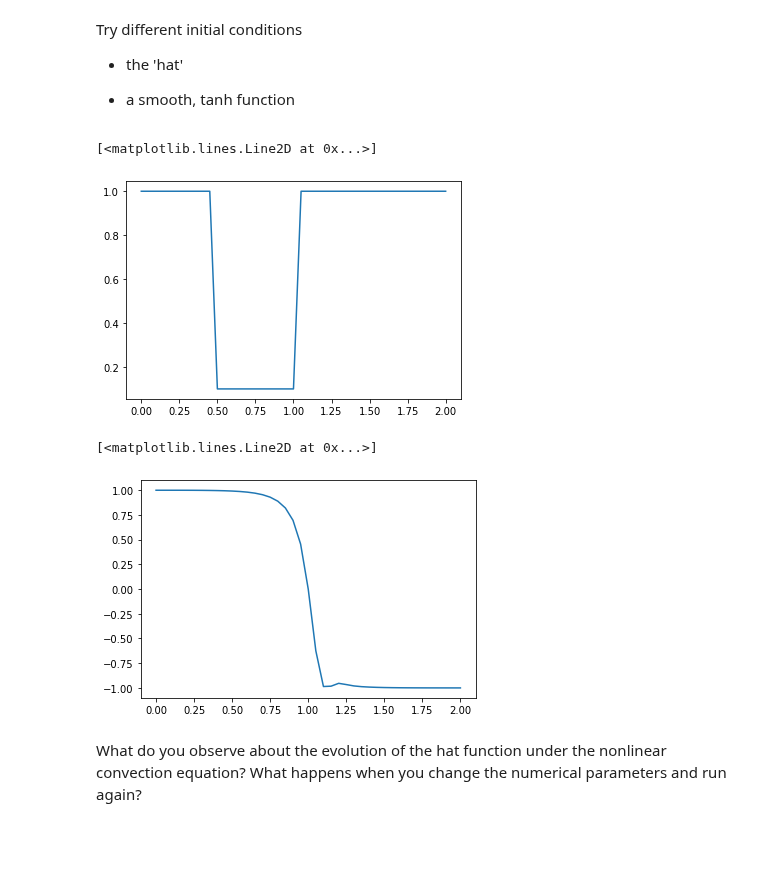
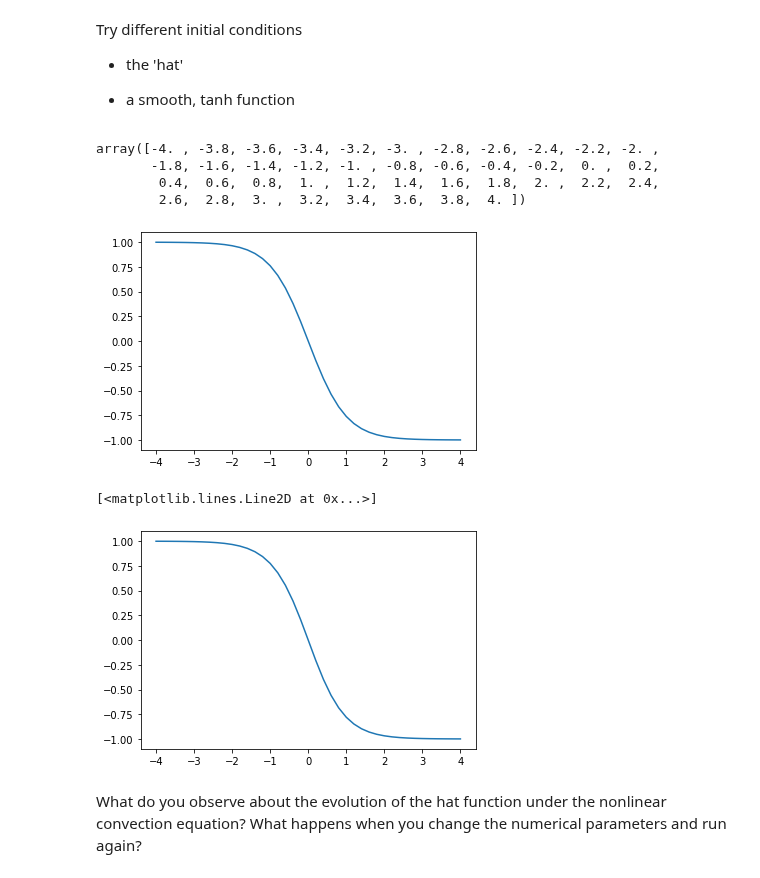
Before and after one commit to barbagroup/CFDPython, a Jupyter notebook: lessons/02_Step_2.ipynb, the cells around one changed output. Cells and saved outputs as stored; diff of their text form; code cells hidden in the pictures; blank space fills up the shorter version.

```diff
--- a/lessons/02_Step_2.ipynb
+++ b/lessons/02_Step_2.ipynb
@@ -33,7 +33,8 @@ from matplotlib import pyplot    # and our 2D plotting library
 
 
 nx = 41
-dx = 2 / (nx - 1)
+domain_length = 8
+dx = domain_length / (nx - 1)
 nt = 1    #nt is the number of timesteps we want to calculate
 dt = .025  #dt is the amount of time each timestep covers (delta t)
 # %% [markdown]
@@ -47,24 +48,28 @@ Try different initial conditions
 # %%
 
 # Try different Initial Conditions
+# xspace = numpy.linspace(0, domain_length, nx)
+xspace=numpy.linspace(-domain_length/2, domain_length/2, num=nx, endpoint=True)
 u_IC = numpy.ones(nx)      #as before, we initialize u with every value equal to 1.
-u_IC[int(.5 / dx) : int(1 / dx + 1)] = 0.1 #then set u = 2 between 0.5 and 1 as per our I.C.s
+u_IC[int(.5 / dx) : int(1 / dx + 1)] = 2 #then set u = 2 between 0.5 and 1 as per our I.C.s
 
-# xspace=numpy.linspace(-4, 4, num=nx, endpoint=True)
-# xspace=numpy.linspace(4, -4, num=nx, endpoint=True)
-# u_IC = np.tanh(xspace)
 
-# print(u_IC)
-pyplot.plot(numpy.linspace(0, 2, nx), u_IC)
+# u_IC = -numpy.tanh(xspace) +1
+# u_IC = numpy.tanh(xspace) +1
+u_IC = -numpy.tanh(xspace)
+pyplot.plot(xspace, u_IC)
+xspace
 # %% [output]
-[<matplotlib.lines.Line2D at 0x...>]
+array([-4. , -3.8, -3.6, -3.4, -3.2, -3. , -2.8, -2.6, -2.4, -2.2, -2. ,
+       -1.8, -1.6, -1.4, -1.2, -1. , -0.8, -0.6, -0.4, -0.2,  0. ,  0.2,
+        0.4,  0.6,  0.8,  1. ,  1.2,  1.4,  1.6,  1.8,  2. ,  2.2,  2.4,
+        2.6,  2.8,  3. ,  3.2,  3.4,  3.6,  3.8,  4. ])
-[figure, old version]
+[figure, new version]
 # %%
 
-nt += 1 # GG
+nt += 1
 
-# un = numpy.ones(nx) #initialize our placeholder array un, to hold the time-stepped solution
-u = u_IC.copy()
+u = u_IC.copy() #initialize our placeholder array un, to hold the time-stepped solution
 for n in range(nt):  #iterate through time
     un = u.copy() ##copy the existing values of u into un
     for i in range(1, nx):  ##now we'll iterate through the u array
@@ -75,11 +80,12 @@ for n in range(nt):  #iterate through time
         #  u[i] = un[i] - c * dt / dx * (un[i] - un[i-1])
          u[i] = un[i] - un[i]* dt / dx * (un[i] - un[i-1])
 
+
 #Plot the results
-pyplot.plot(numpy.linspace(0, 2, nx), u)
+pyplot.plot(xspace, u)
 # %% [output]
 [<matplotlib.lines.Line2D at 0x...>]
-[figure, old version]
+[figure, new version]
 # %% [markdown]
 What do you observe about the evolution of the hat function under the nonlinear convection equation? What happens when you change the numerical parameters and run again?
 # %% [markdown]
```
